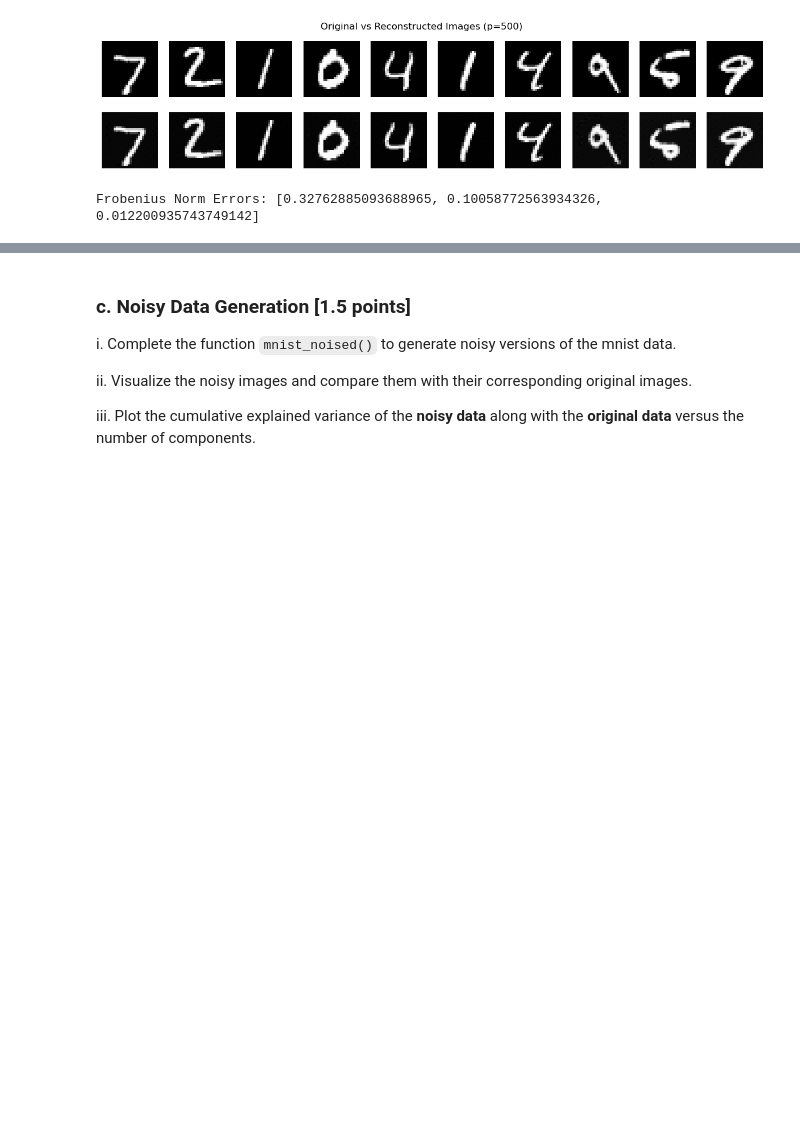
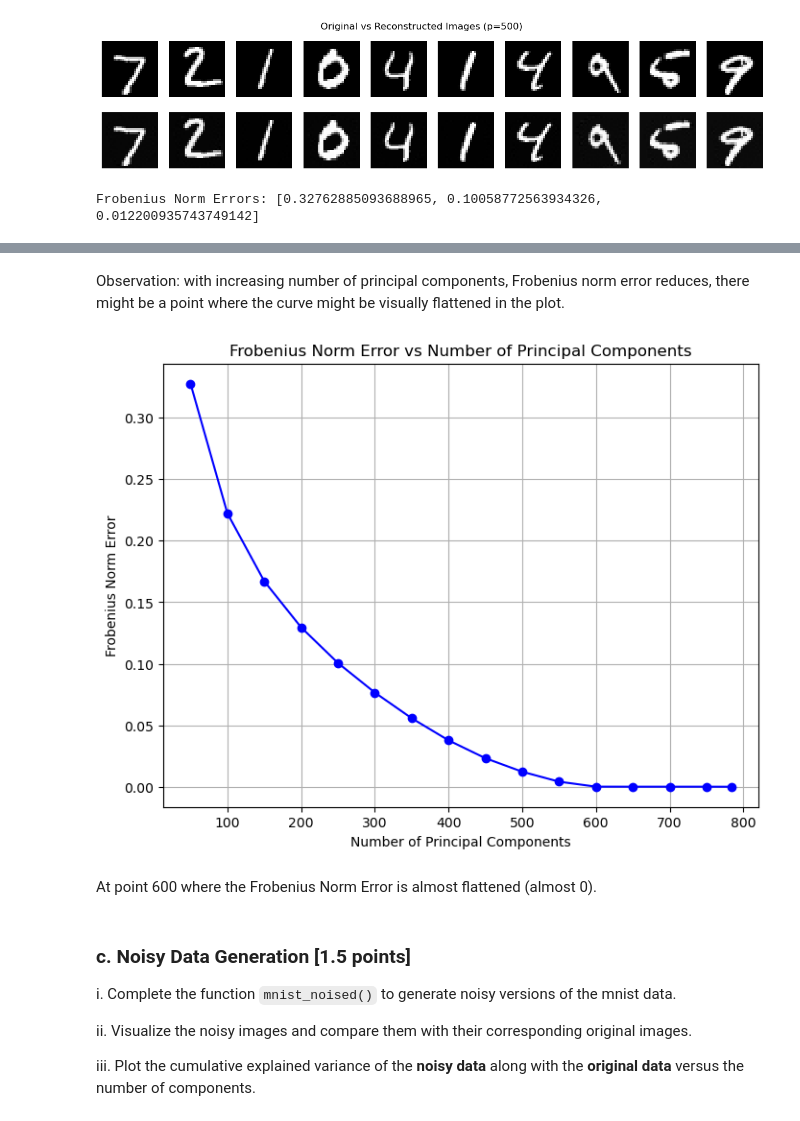
Before and after one commit to mobashirrahman/nnti, a Jupyter notebook: Assignment3/NNTI_Assignment3_(Q3.4).ipynb, the cells around one changed output, grey strips where cells are left out. Cells and saved outputs as stored; diff of their text form; code cells hidden in the pictures; blank space fills up the shorter version.

```diff
--- a/Assignment3/NNTI_Assignment3_(Q3.4).ipynb
+++ b/Assignment3/NNTI_Assignment3_(Q3.4).ipynb
@@ -237,3 +220,28 @@ Frobenius Norm Errors: [0.32762885093688965, 0.10058772563934326, 0.012200935743
+# %% [markdown]
+Observation: with increasing number of principal components, Frobenius norm error reduces, there might be a point where the curve might be visually flattened in the plot.
+# %%
+# Define the new set of principal components to evaluate
+new_components = [50, 100, 150, 200, 250, 300, 350, 400, 450, 500, 550, 600, 650, 700, 750, 784]
+
+# Initialize a new list to store the Frobenius norm errors
+new_frobenius_norm = []
+
+# Evaluate for the new set of principal components
+for p in new_components:
+    error, X_reconstructed = pca_reconstruction_error(X, p, eigvecs)
+    new_frobenius_norm.append(error)
+
+plt.figure(figsize=(8, 6))
+plt.plot(new_components, new_frobenius_norm, marker='o', linestyle='-', color='b')
+plt.xlabel('Number of Principal Components')
+plt.ylabel('Frobenius Norm Error')
+plt.title('Frobenius Norm Error vs Number of Principal Components')
+plt.grid(True)
+plt.show()
+# %% [output]
+[figure, added]
+# %% [markdown]
+At point 600 where the Frobenius Norm Error is almost flattened (almost 0).
 # %% [markdown]
 ### c. Noisy Data Generation [1.5 points]
 
```
Also changed, not shown: parts of 16 cells of this notebook, 11 other files.
